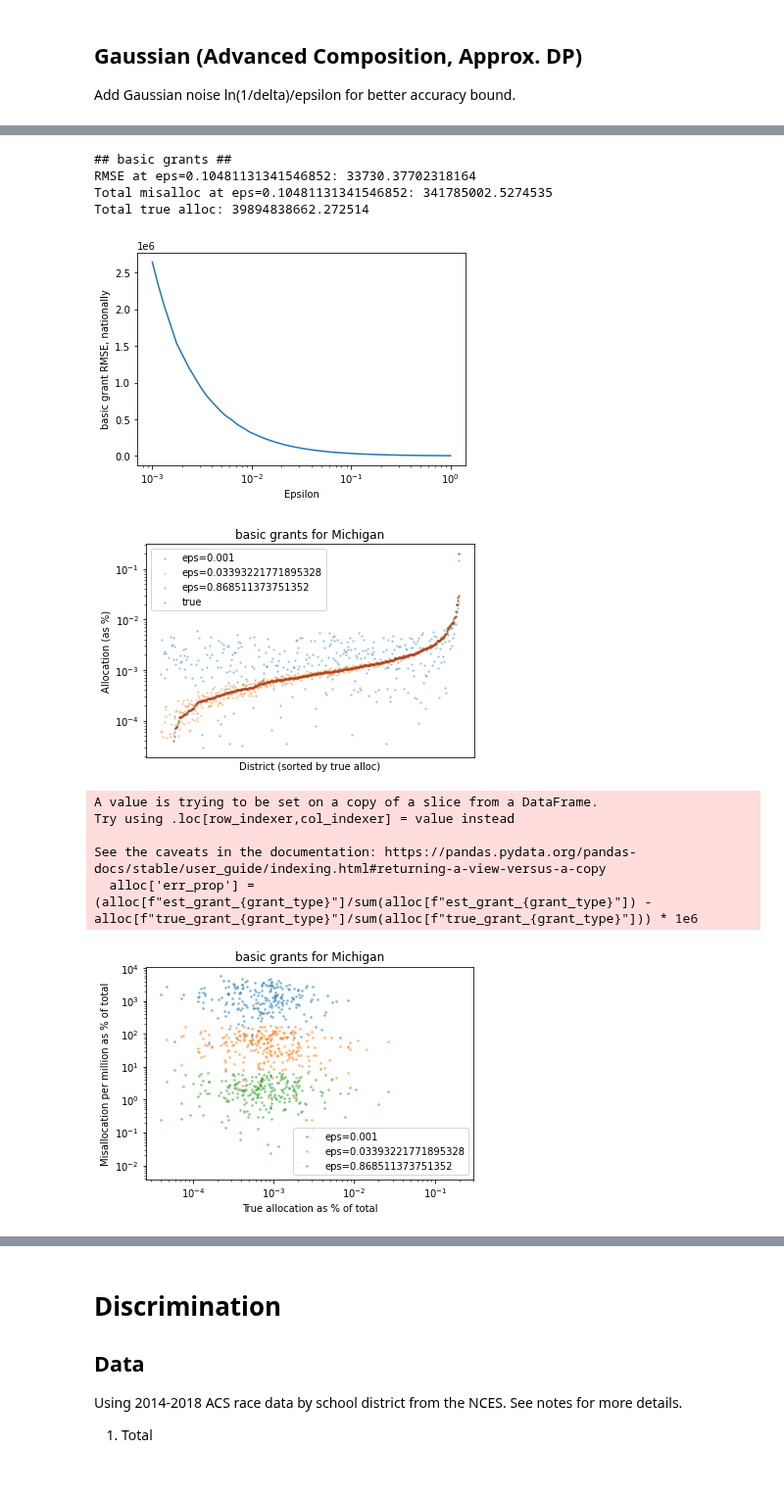
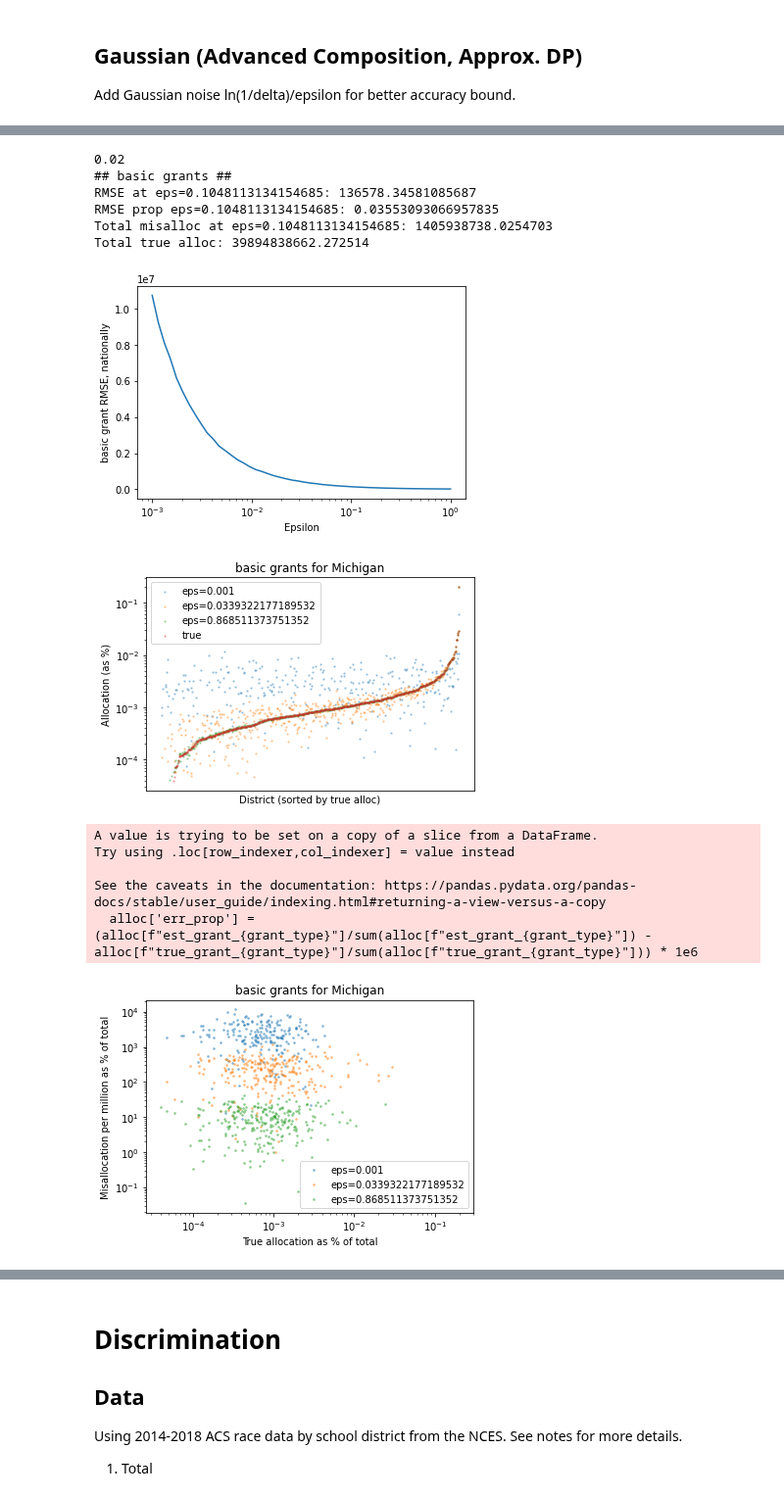
Before and after one commit to ryansteed/dp-policy, a Jupyter notebook: notebooks/titlei.ipynb, the cells around one changed output, grey strips where cells are left out. Shown at 98% size. Cells and saved outputs as stored; diff of their text form; code cells hidden in the pictures.

```diff
--- a/notebooks/titlei.ipynb
+++ b/notebooks/titlei.ipynb
@@ -345,16 +335,21 @@ results.to_csv("../results/titlei_gaussian.csv")
+# %%
+results = pd.read_csv("../results/titlei_gaussian.csv").set_index(['delta', 'epsilon', 'id'])
 # %%
-plot_results(results.loc[0.2])
+print(results.index.get_level_values('delta')[0])
+plot_results(results.xs(results.index.get_level_values('delta')[0], level='delta'))
 # %% [output]
+0.02
 ## basic grants ##
-RMSE at eps=0.10481131341546852: 33730.37702318164
-Total misalloc at eps=0.10481131341546852: 341785002.5274535
+RMSE at eps=0.1048113134154685: 136578.34581085687
+RMSE prop eps=0.1048113134154685: 0.03553093066957835
+Total misalloc at eps=0.1048113134154685: 1405938738.0254703
 Total true alloc: 39894838662.272514
-[figure, old version]
+[figure, new version]
-[figure, old version]
+[figure, new version]
 A value is trying to be set on a copy of a slice from a DataFrame.
 Try using .loc[row_indexer,col_indexer] = value instead
 
 See the caveats in the documentation: https://pandas.pydata.org/pandas-docs/stable/user_guide/indexing.html#returning-a-view-versus-a-copy
   alloc['err_prop'] = (alloc[f"est_grant_{grant_type}"]/sum(alloc[f"est_grant_{grant_type}"]) - alloc[f"true_grant_{grant_type}"]/sum(alloc[f"true_grant_{grant_type}"])) * 1e6
-[figure, old version]
+[figure, new version]
 ## concentration grants ##
```
Also changed, not shown: parts of 15 cells of this notebook.
